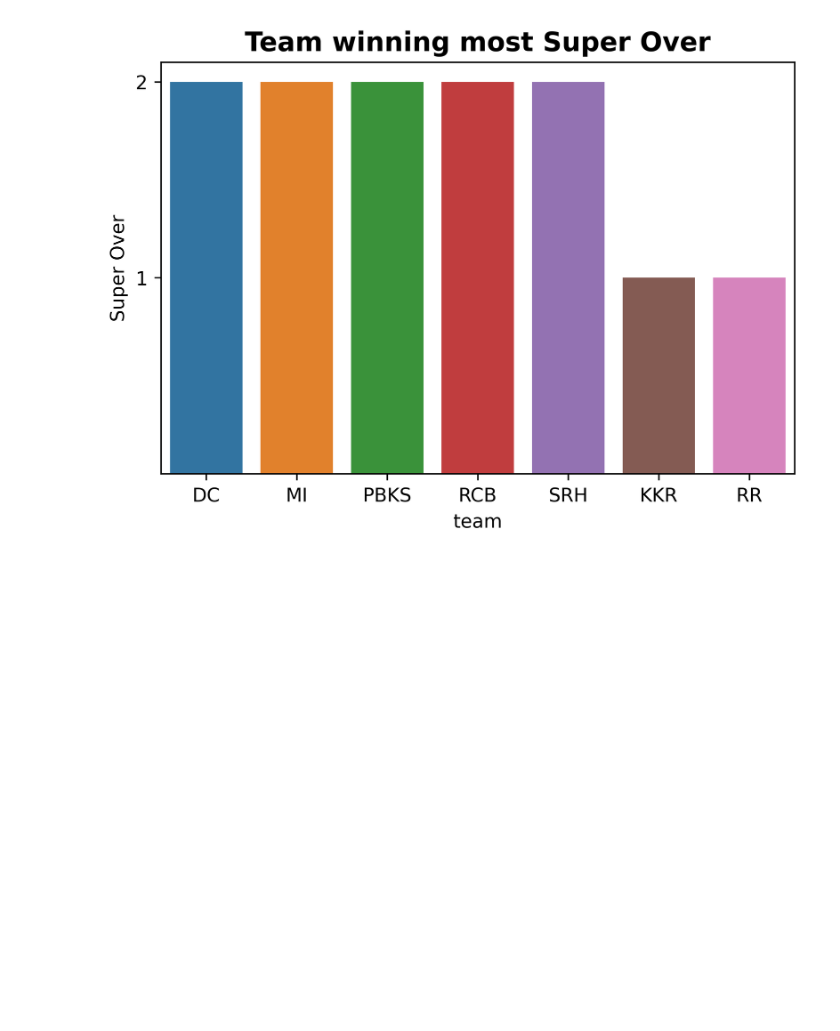
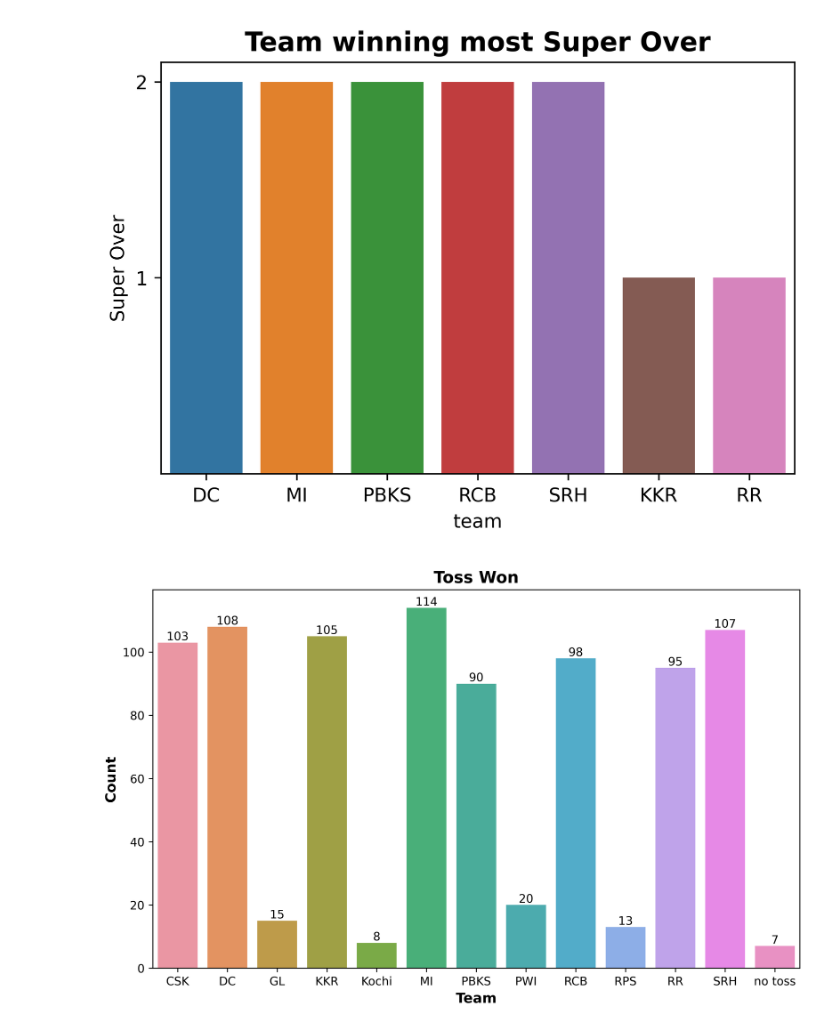
Before and after one commit to RohitRanjangit/IPlDataAnalysis, a Jupyter notebook: src/overall.ipynb, the cells around one changed output. Drawn from its saved outputs; the diff is of its cells as text; code cells hidden in the pictures; blank space fills up the shorter version.

Commit message:
add more toss plots

```diff
--- a/src/overall.ipynb
+++ b/src/overall.ipynb
@@ -205,3 +205,23 @@ def super_over_win_team():
 super_over_win_team()
 # %% [output]
 [figure]
+# %%
+def toss_won_by_team():
+    """
+    Toss won by team
+    """
+    toss_df = season_summary_df['toss_won'].dropna()
+    toss_df = toss_df.groupby(toss_df).count()
+    toss_df =  toss_df.to_dict()
+    toss_df_keys = list(toss_df.keys())
+    toss_df_values = list(toss_df.values())
+    ax = sns.barplot(x=toss_df_keys, y=toss_df_values)
+    #set figure size to (10, 6)
+    ax.figure.set_size_inches(10, 6)
+    ax.set_title("Toss Won", fontsize=14, fontweight='bold')
+    ax.set_xlabel("Team", fontsize=12, fontweight='bold')
+    ax.set_ylabel("Count", fontsize=12, fontweight='bold')
+    ax.bar_label(container=ax.containers[0])
+toss_won_by_team()
+# %% [output]
+[figure, added]
```
Also changed, not shown: parts of 3 cells of this notebook, 3 other files.
